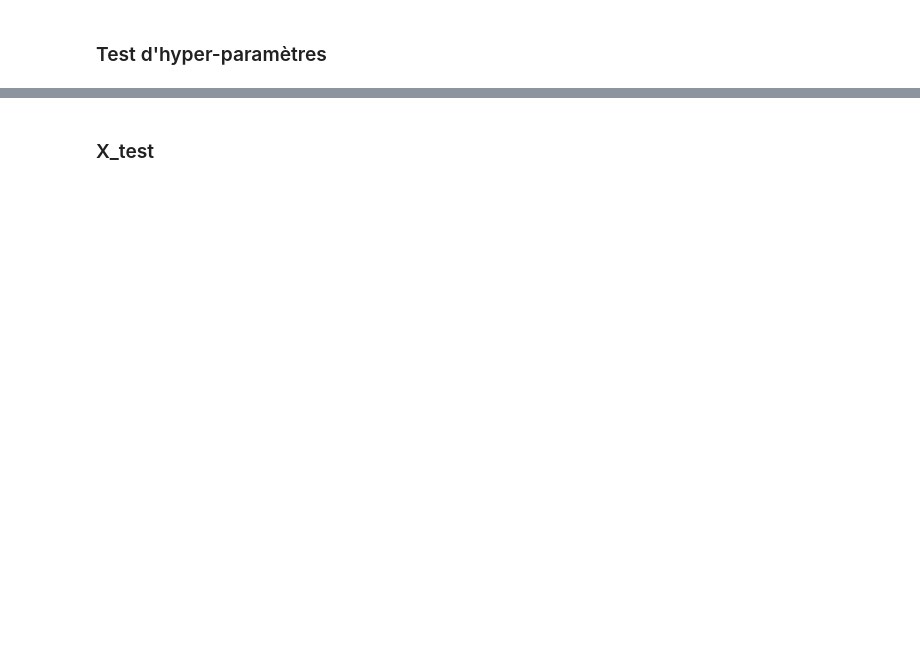
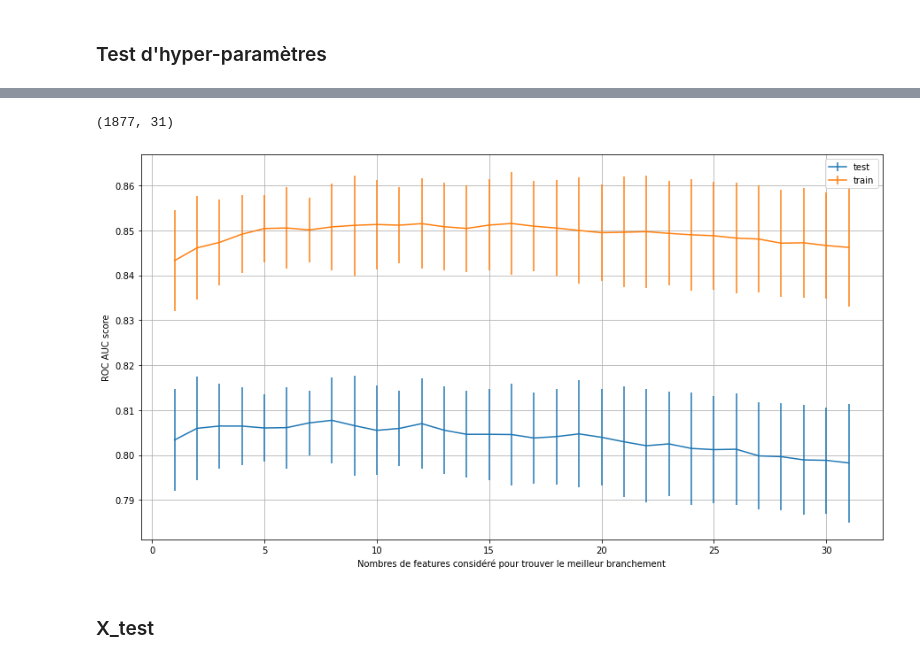
Before and after one commit to BPMazino/drug-consumption-prediction, a Jupyter notebook: model_all.ipynb, the cells around one changed output, grey strips where cells are left out. Cells and saved outputs as stored; diff of their text form; code cells hidden in the pictures; blank space fills up the shorter version.

```diff
--- a/model_all.ipynb
+++ b/model_all.ipynb
@@ -468,3 +479,46 @@ pass
+# %%
+X.shape
+# %% [output]
+(1877, 31)
+# %%
+roc_auc_test_mean = np.zeros(31)
+roc_auc_train_mean = np.zeros(31)
+roc_auc_test_std = np.zeros(31)
+roc_auc_train_std = np.zeros(31)
+valid = np.array(y_valid)
+train_true = np.array(y_train)
+
+scoring = ["roc_auc"]
+
+for n_features in range(1, 32):
+    clf = RandomForestClassifier(n_estimators=100,
+                                max_depth=4,
+                                class_weight=dict_weights,
+                                min_samples_leaf=5,
+                                #max_leaf_nodes=50,
+                                max_features=n_features,
+                                n_jobs=-1)
+
+
+    result = cross_validate(clf, X_train_valid, y_train_valid, cv=5, n_jobs=-1, scoring = scoring, return_train_score=True)
+
+    roc_auc_test_mean[n_features-1] = result["test_roc_auc"].mean()
+    roc_auc_train_mean[n_features-1] = result["train_roc_auc"].mean()
+    roc_auc_test_std[n_features-1] = result["test_roc_auc"].std()
+    roc_auc_train_std[n_features-1] = result["train_roc_auc"].std()
+
+fig, ax = plt.subplots(figsize=(15, 8))
+
+ax.errorbar(list(range(1, 32)), roc_auc_test_mean, roc_auc_test_std, label="test")
+ax.errorbar(list(range(1, 32)), roc_auc_train_mean, roc_auc_test_std, label="train")
+ax.set_xlabel("Nombres de features considéré pour trouver le meilleur branchement")
+ax.set_ylabel("ROC AUC score")
+ax.legend()
+ax.grid()
+
+pass
+# %% [output]
+[figure, added]
 # %% [markdown]
 ### X_test
 # %%
```
Also changed, not shown: parts of 6 cells of this notebook, 2 other files.
